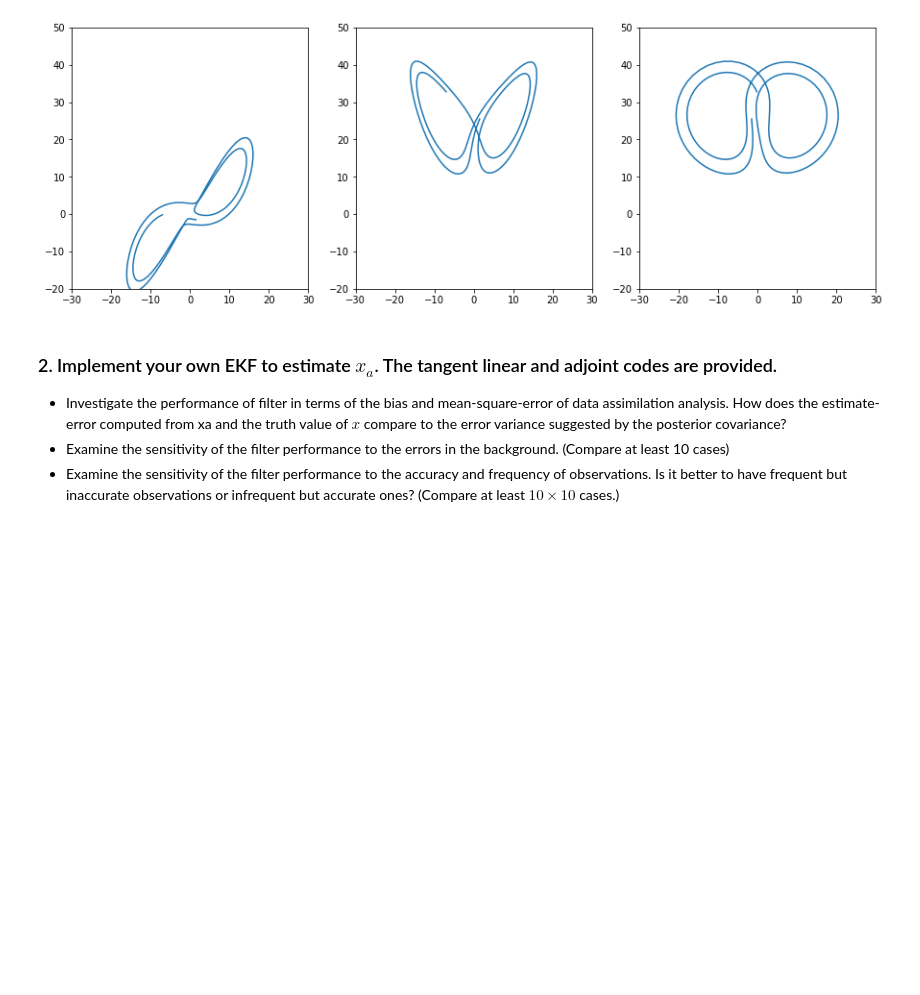
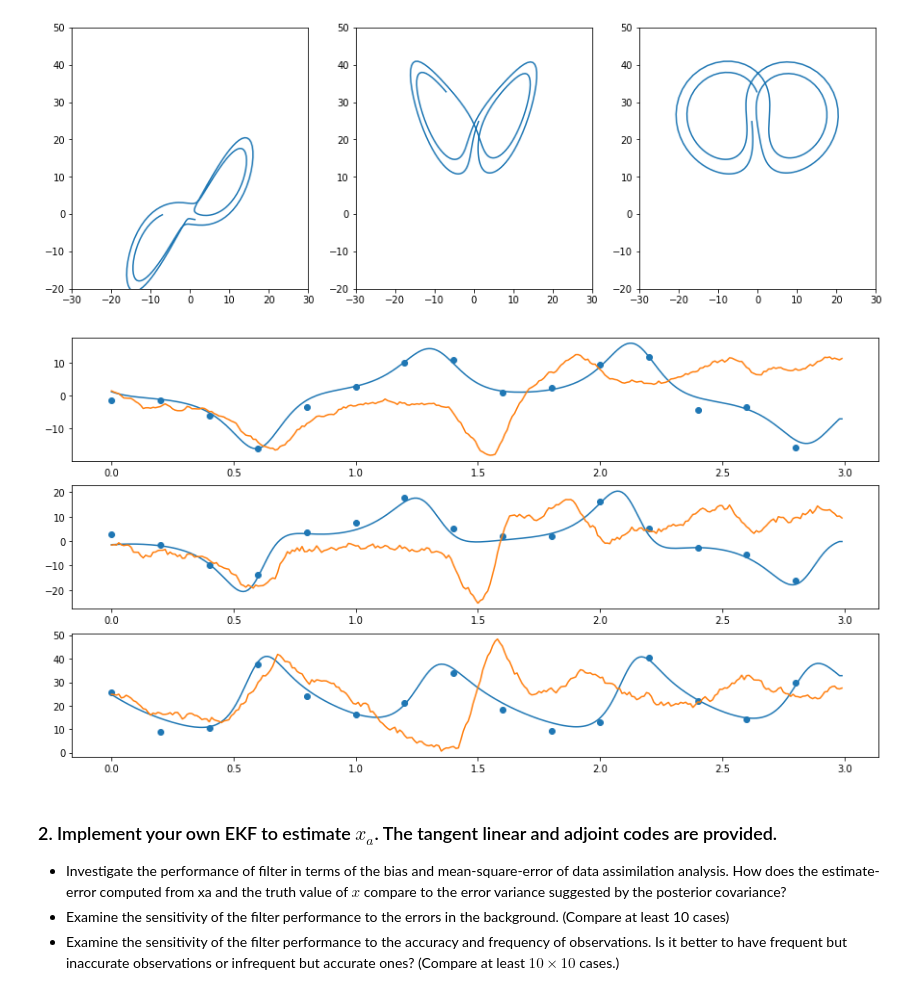
Before and after one commit to Markleonard1019/ASEN, a Jupyter notebook: midterm_Q2.ipynb, the cells around one changed output. Saved outputs shown, nothing was run; the diff lists cells and outputs as text; code cells hidden in the pictures; blank space fills up the shorter version.

Commit message:
Added process noise & measurements

```diff
--- a/midterm_Q2.ipynb
+++ b/midterm_Q2.ipynb
@@ -108,11 +106,20 @@ Q[1,2] = 0.0014
 Q[2,0] = 0.0007
 Q[2,1] = 0.0014
 Q[2,2] = 0.9180
-Qsqrt_cov = np.linalg.cholesky(Q)
+# Qsqrt_cov = np.linalg.cholesky(Q)
+L, V = np.linalg.eig(Q)
+Qsqrt_cov = V*np.sqrt(L)    # TODO: Why this?
 
 ## Misc errors which I do not understand yet but need to run the system
-var_obs = 1   # Observation error variance
-var_s = 1
+varobs = 3   # Observation error variance
+svar = 0.3
+
+## Measurement covariance
+sobs = np.sqrt(varobs)
+R_struct = np.eye(3)
+R = varobs * R_struct
+L, V = np.linalg.eig(R)
+Msqrt_cov = V*np.sqrt(L)
 
 # ## Generate all the process noise ahead of time
 # pnoise_seed = np.random.randn(MO, N_sys)
@@ -121,10 +128,17 @@ var_s = 1
 #### Run the System
 # %%
 ## Iterate through time and simulate dynamics
-r = np.array([x1_0, x2_0, x3_0], float)   # "Current" position
-for i in range(N_sys):
-    # Current time step (i)
-    x_true[i] = r
+r = np.array([[x1_0, x2_0, x3_0]], float).T   # "Current" position
+
+## Set ICs
+x_true[:,0] = np.squeeze(r)
+x_s[:,0] = np.squeeze(r + svar * np.random.randn(3,1))
+
+for i in range(1,N_sys):
+#     # Current time step (i)
+#     x_true[:,i] = np.squeeze(r)
 
     # Advance time step (i+1)
-    r = advance_time(r, coeffs, h_sys)
+    x_true[:,i] = advance_time(x_true[:,i-1], coeffs, h_sys)
+    x_s[:,i] = advance_time(x_s[:,i-1], coeffs, h_sys) + \
+                np.squeeze(Qsqrt_cov @ np.random.randn(3,1))
@@ -131,2 +147,6 @@ for i in range(N_sys):
+# %%
+for i in range(N_obs):
+    curr_state = x_true[:,i*dyn2meas][:,np.newaxis]
+    y[:,i] = np.squeeze(curr_state + Msqrt_cov @ np.random.randn(3,1))
 # %%
 plt.figure(figsize=[15,5])
@@ -136,6 +156,15 @@ plt.subplot(1,3,3) ; plt.plot(x_true[:,1],x_true[:,2]);plt.ylim(-20,50);plt.xlim
 plt.show()
 # %% [output]
 [figure]
+# %%
+## Plot true state; state evolved with process noise; true state + measurement noise
+plt.figure(figsize=[15,8])
+plt.subplot(3,1,1) ; plt.plot(t_sys, x_true[0,:]) ; plt.plot(t_sys, x_s[0,:]) ; plt.scatter(t_obs, y[0,:])
+plt.subplot(3,1,2) ; plt.plot(t_sys, x_true[1,:]) ; plt.plot(t_sys, x_s[1,:]) ; plt.scatter(t_obs, y[1,:])
+plt.subplot(3,1,3) ; plt.plot(t_sys, x_true[2,:]) ; plt.plot(t_sys, x_s[2,:]) ; plt.scatter(t_obs, y[2,:])
+plt.show()
+# %% [output]
+[figure, added]
 # %% [markdown]
 ### 2. Implement your own EKF to estimate $x_a$. The tangent linear and adjoint codes are provided.
  - Investigate the performance of filter in terms of the bias and mean-square-error of data assimilation analysis. How does the estimate-error computed from xa and the truth value of $x$ compare to the error variance suggested by the posterior covariance?
```
Also changed, not shown: parts of 3 cells of this notebook.
